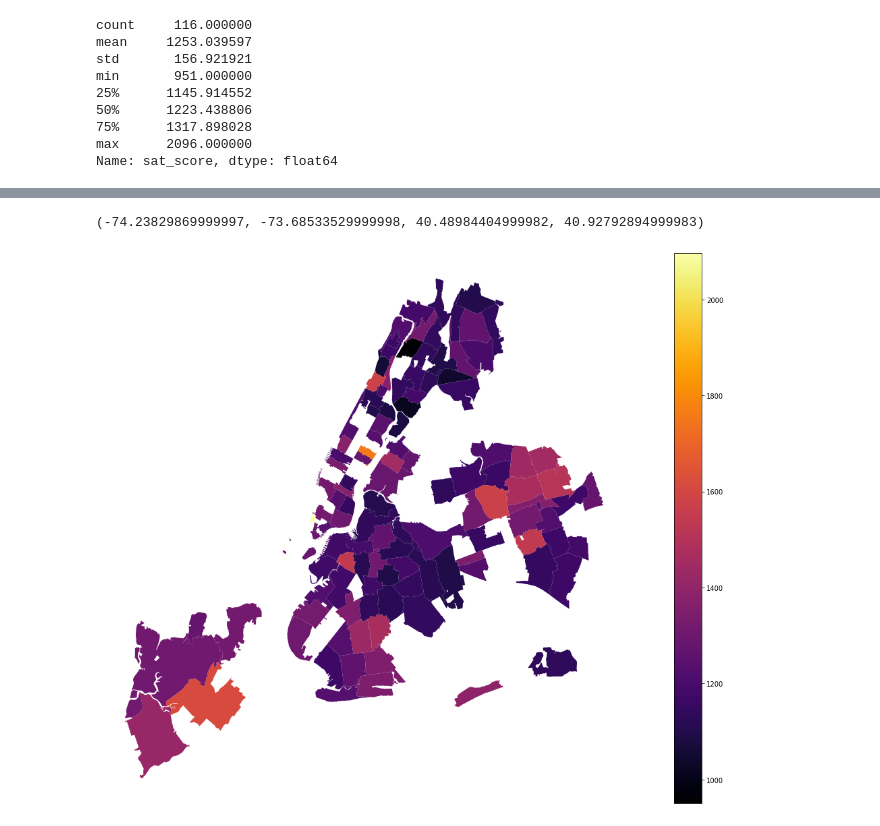
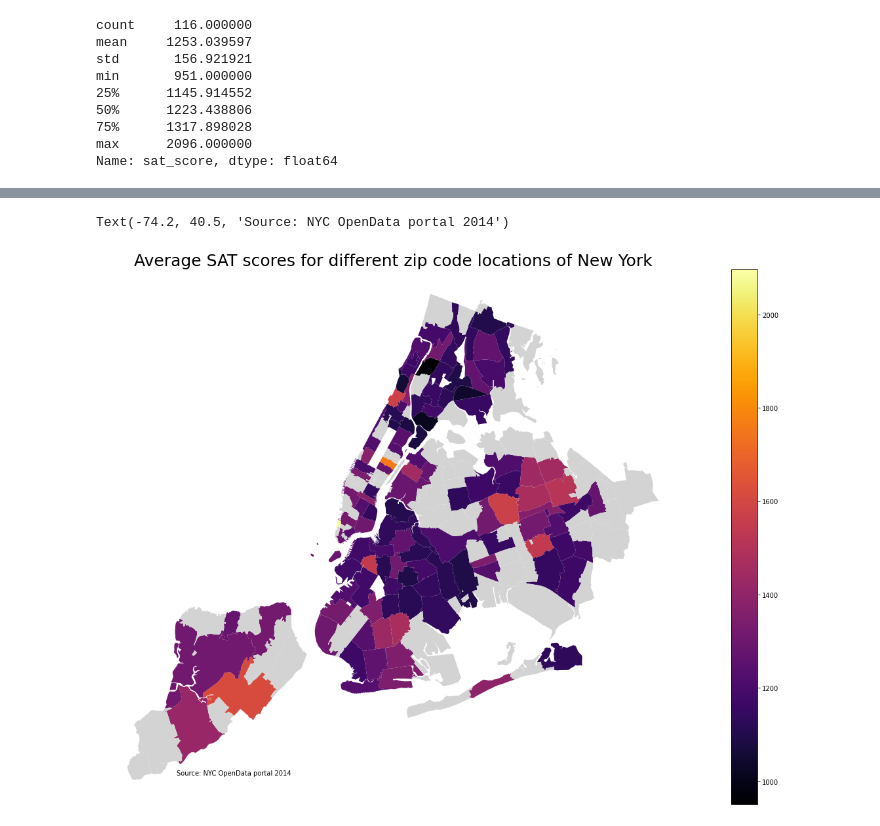
Before and after one commit to kafka-polka-dot/jupyter_projects, a Jupyter notebook: SAT_scores/SAT_scores_analysis.ipynb, the cells around one changed output, grey strips where cells are left out. Drawn from its saved outputs; the diff is of its cells as text; code cells hidden in the pictures.

Commit message:
sat scores project added

```diff
--- a/SAT_scores/SAT_scores_analysis.ipynb
+++ b/SAT_scores/SAT_scores_analysis.ipynb
@@ -137,2 +138,6 @@ for col in cols:
+# %%
+# rename columns
+data['hs_directory'].rename(columns={'dbn':'DBN'}, inplace=True)
+data['survey'].rename(columns={'dbn':'DBN'}, inplace=True)
 # %% [markdown]
 ## Combine datasets
@@ -314,3 +450,8 @@ zip_map.plot(ax=ax, color='lightskyblue', edgecolor='black')
 # %% [output]
 <AxesSubplot:>
 [figure]
+# %%
+# calculate average safety score for every zip code
+avg_saf = pd.pivot_table(combined, values='saf_tot_11', index=['zip'], aggfunc=np.mean)
+avg_saf.reset_index(inplace=True)
+avg_saf['saf_tot_11'].describe()
@@ -329,8 +481,9 @@ min       951.000000
 max      2096.000000
 Name: sat_score, dtype: float64
 # %%
-merged = zip_map.set_index('zcta').join(avg_sat.set_index('zip'))
-merged.dropna(subset=['sat_score'], inplace=True)
+# merge two datasets based on zip codes
+merged = zip_map.set_index('zcta').join([avg_sat.set_index('zip'), avg_saf.set_index('zip')])
+
 merged.drop(columns='note', inplace=True)
 merged.reset_index(inplace=True)
 merged.head()
@@ -349,0 +497,16 @@ Text(0.5, 1.0, 'Preventable death rate in London')
+# %%
+# create a map of safety levels
+fig,ax = plt.subplots(1, figsize=(25, 15))
+merged['coords'] = merged['geometry'].apply(lambda x:x.representative_point().coords[:])
+merged.plot(column='saf_tot_11', ax=ax, cmap='inferno', figsize=(16,10), legend=True,  missing_kwds={'color': 'lightgrey'})
+
+# delete axis
+ax.axis('off')
+
+# add a title
+ax.set_title('Average safety levels based on school surveys for different zip code locations of New York City', \
+              fontdict={'fontsize': '25',
+                        'fontweight' : '3'})
+
+# create an annotation for the  data source
+ax.annotate('Source: NYC OpenData portal 2014', xy=(-74.2, 40.50), fontsize=10)
@@ -350,8 +516,19 @@ Text(0.5, 1.0, 'Preventable death rate in London')
 # %%
+# create a map of SAT scores
 fig,ax = plt.subplots(1, figsize=(25, 15))
 merged['coords'] = merged['geometry'].apply(lambda x:x.representative_point().coords[:])
-merged.plot(column='sat_score', ax=ax, cmap='inferno', figsize=(16,10), legend=True)
+merged.plot(column='sat_score', ax=ax, cmap='inferno', figsize=(16,10), legend=True,  missing_kwds={'color': 'lightgrey'})
+
+# delete axis
 ax.axis('off')
+
+# add a title
+ax.set_title('Average SAT scores for different zip code locations of New York', \
+              fontdict={'fontsize': '25',
+                        'fontweight' : '3'})
+
+# create an annotation for the  data source
+ax.annotate('Source: NYC OpenData portal 2014', xy=(-74.2, 40.50), fontsize=10)
 # %% [output]
-(-74.23829869999997, -73.68533529999998, 40.48984404999982, 40.92792894999983)
+Text(-74.2, 40.5, 'Source: NYC OpenData portal 2014')
-[figure, old version]
+[figure, new version]
```
Also changed, not shown: parts of 91 cells of this notebook, 6 other files.
